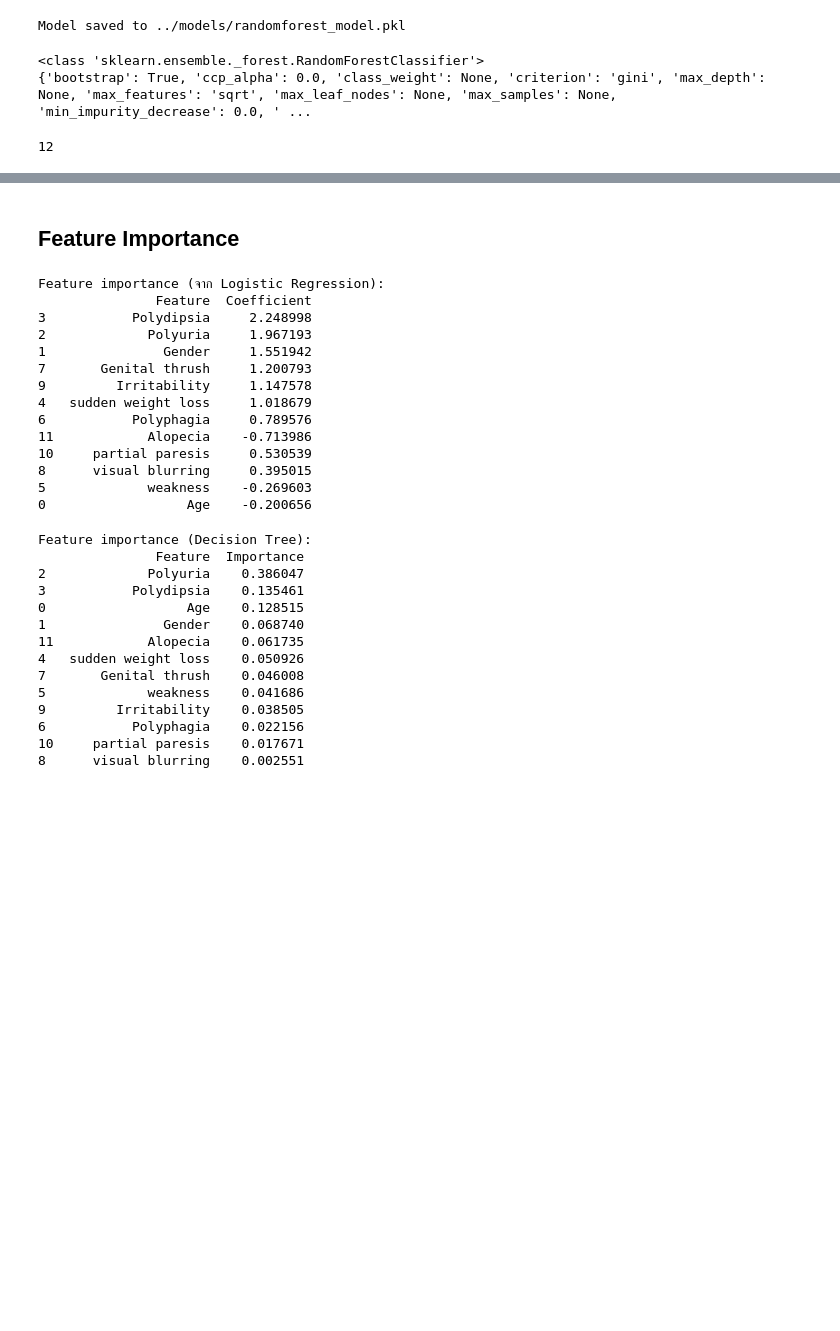
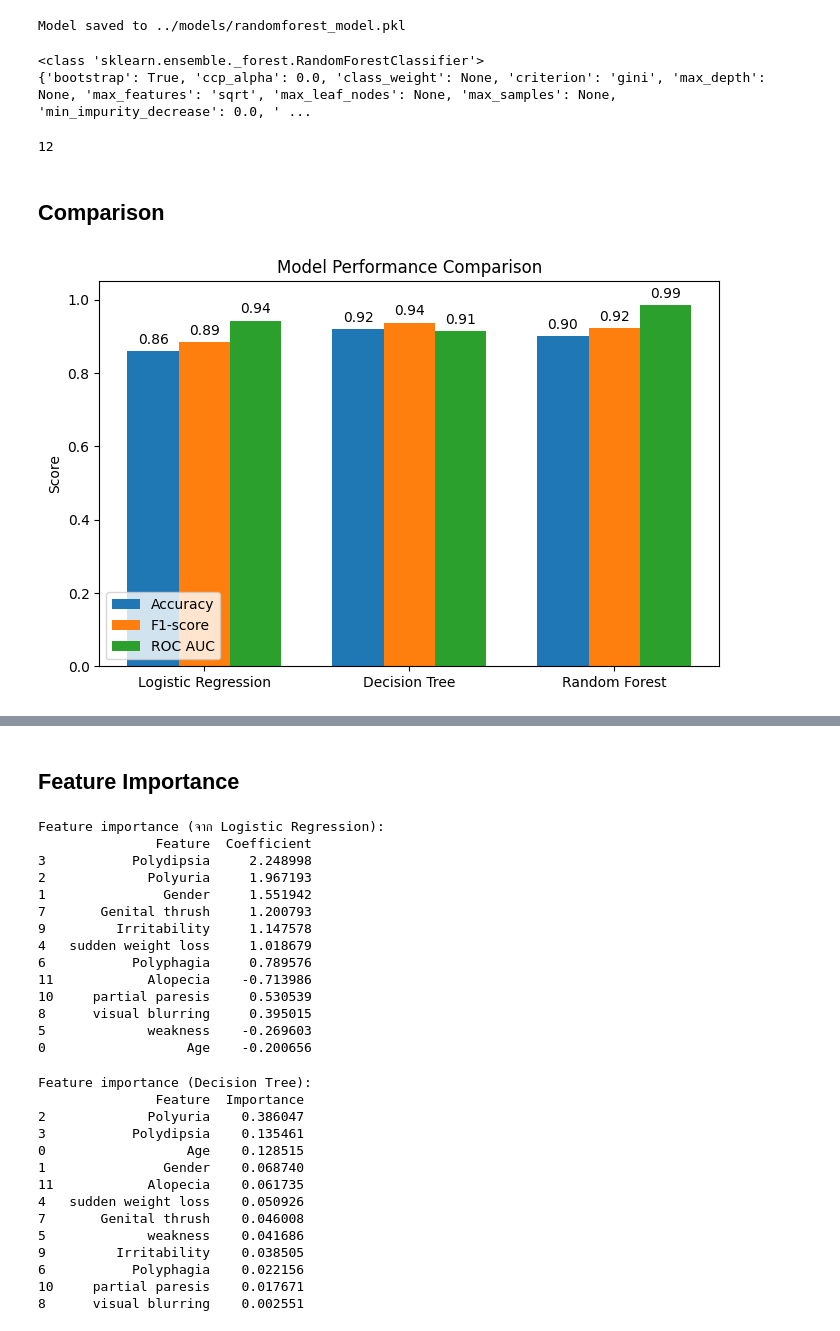
Before and after one commit to MajisEnter/CPE312-Capstone-Project, a Jupyter notebook: src/Training.ipynb, the cells around one changed output, grey strips where cells are left out. Cells and saved outputs as stored; diff of their text form; code cells hidden in the pictures; blank space fills up the shorter version.

```diff
--- a/src/Training.ipynb
+++ b/src/Training.ipynb
@@ -164,6 +164,11 @@ precision = precision_score(y_test, y_pred_lr)
 recall = recall_score(y_test, y_pred_lr)
 f1 = f1_score(y_test, y_pred_lr)
 roc_auc = roc_auc_score(y_test, y_proba_lr)
+
+# For Graph
+lr_accuracy = accuracy
+lr_f1 = f1
+lr_roc_auc = roc_auc
 
 print("=== Logistic Regression Performance ===")
 print(f"Accuracy : {accuracy:.4f}")
@@ -298,6 +303,12 @@ precision = precision_score(y_test, y_pred_dt)
 recall = recall_score(y_test, y_pred_dt)
 f1 = f1_score(y_test, y_pred_dt)
 roc_auc = roc_auc_score(y_test, y_proba_dt)
+
+# For Graph
+dt_accuracy = accuracy
+dt_f1 = f1
+dt_roc_auc = roc_auc
+
 
 print("=== Decision Tree Performance ===")
 print(f"Accuracy : {accuracy:.4f}")
@@ -434,6 +445,12 @@ print(f"Precision: {precision:.4f}")
 print(f"Recall   : {recall:.4f}")
 print(f"F1-score : {f1:.4f}")
 print(f"ROC AUC  : {roc_auc:.4f}")
+
+
+# For Graph
+rf_accuracy = accuracy
+rf_f1 = f1
+rf_roc_auc = roc_auc
 
 # To DataFrame
 metrics_df = pd.DataFrame({
@@ -514,3 +531,61 @@ print(rf_loaded.get_params())
 print(rf_loaded.n_features_in_)
 # %% [output]
 12
+# %% [markdown]
+## Comparison
+# %%
+import matplotlib.pyplot as plt
+import numpy as np
+
+# lr_accuracy, lr_f1, lr_roc_auc
+# dt_accuracy, dt_f1, dt_roc_auc
+# rf_accuracy, rf_f1, rf_roc_auc
+
+# metric
+accuracy = [lr_accuracy, dt_accuracy, rf_accuracy]
+f1 = [lr_f1, dt_f1, rf_f1]
+roc_auc = [lr_roc_auc, dt_roc_auc, rf_roc_auc]
+
+# number of model
+x = np.arange(3)
+
+# graph width
+width = 0.25
+
+fig, ax = plt.subplots(figsize=(8,5))
+
+# place bar graph
+rects1 = ax.bar(x - width, accuracy, width, label='Accuracy', color='#1f77b4')
+rects2 = ax.bar(x, f1, width, label='F1-score', color='#ff7f0e')
+rects3 = ax.bar(x + width, roc_auc, width, label='ROC AUC', color='#2ca02c')
+
+# label x as model name
+ax.set_xticks(x)
+ax.set_xticklabels(['Logistic Regression', 'Decision Tree', 'Random Forest'])
+ax.set_ylabel('Score')
+ax.set_title('Model Performance Comparison')
+ax.legend()
+
+# add number to graph
+def autolabel(rects):
+    for rect in rects:
+        height = rect.get_height()
+        ax.annotate(f'{height:.2f}',
+                    xy=(rect.get_x() + rect.get_width()/2, height),
+                    xytext=(0,3),  # 3 points vertical offset
+                    textcoords="offset points",
+                    ha='center', va='bottom')
+
+autolabel(rects1)
+autolabel(rects2)
+autolabel(rects3)
+
+plt.ylim(0, 1.05)  # adjust y-axis for clean look
+
+
+# Figures output
+plt.savefig(os.path.join("../results/figures", "Model_Comparison"), dpi=300)
+
+plt.show()
+# %% [output]
+[figure, added]
```
Also changed, not shown: parts of 6 cells of this notebook, 4 other files.
